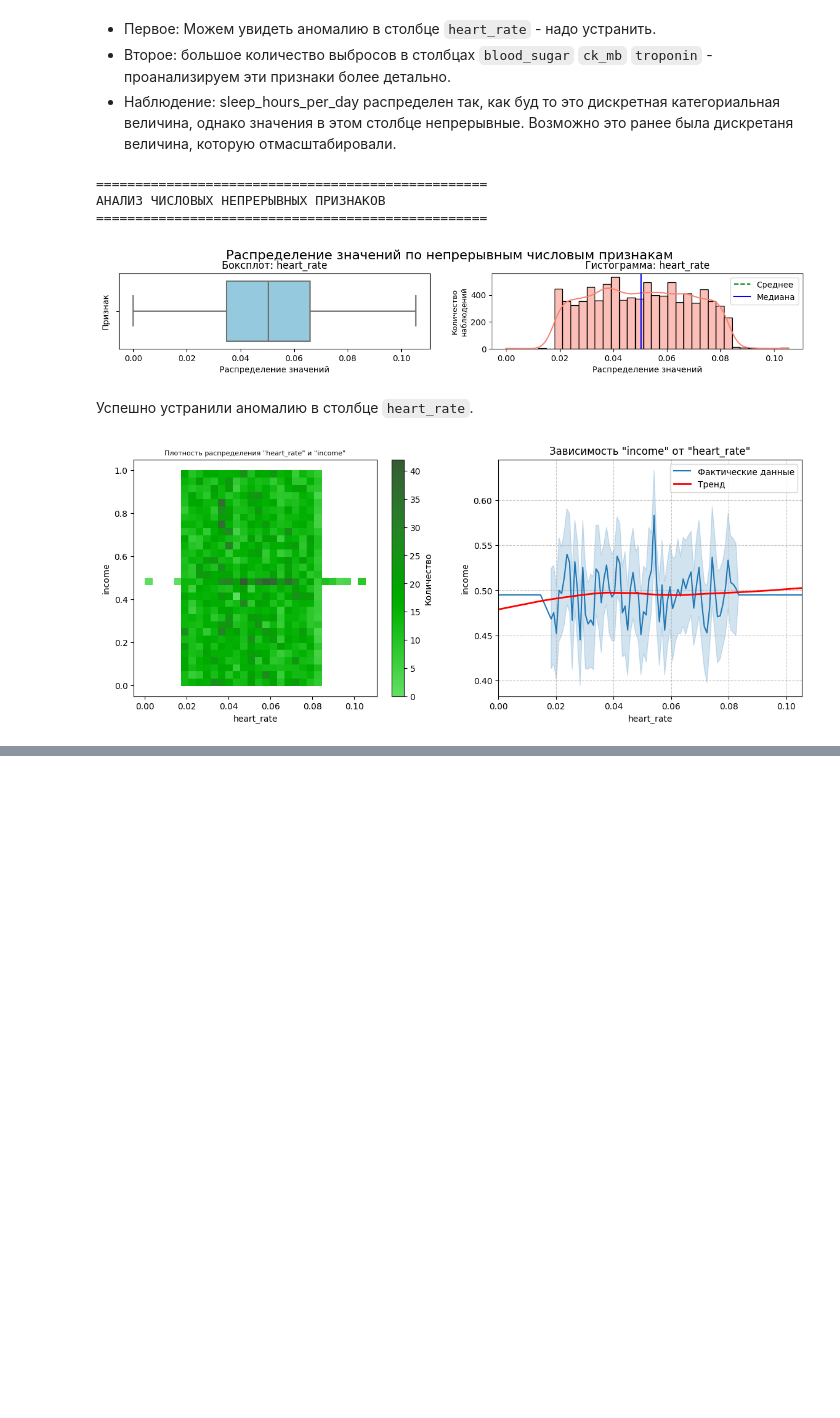
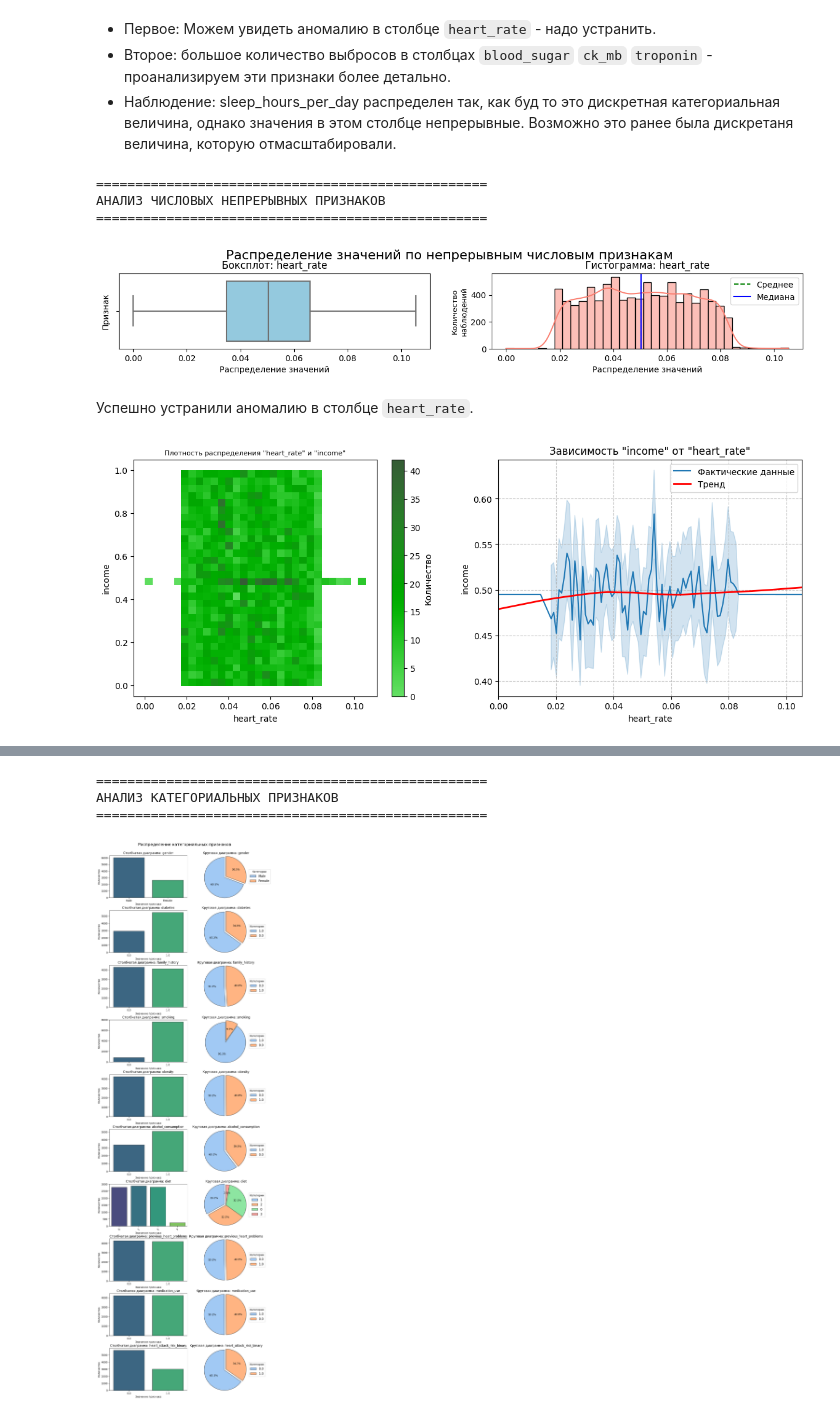
Before and after one commit to madLary/practicum-workshop-cvd-model, a Jupyter notebook: workshop-cdv-research.ipynb, the cells around one changed output, grey strips where cells are left out. Drawn from its saved outputs; the diff is of its cells as text; code cells hidden in the pictures; blank space fills up the shorter version.

```diff
--- a/workshop-cdv-research.ipynb
+++ b/workshop-cdv-research.ipynb
@@ -285,7 +285,8 @@ def analyze_discrete_features(data: pd.DataFrame,
 def analyze_categorial_data(data: pd.DataFrame,
                             top: float = 0.92,
                             rot: int = 45,
-                            fig_size=(15, 25)):
+                            fig_size=(15, 25),
+                            additional_features: list[str] = []):
     """
     Функция для отрисовки графиков для категориальных признаков.
     Рисует столбчатую диаграму и круговую.
@@ -295,9 +296,11 @@ def analyze_categorial_data(data: pd.DataFrame,
         top (float): расстояние до заголовка. Defaults to 0.92.
         rot (int): вращение подписей на х оси, когда более трех категорий.
         fig_size (tuple): размер графика. По умолчанию (15, 25).
+        additional_features (list[str]): список дополнительных признаков для анализа.
     """
     print_header("АНАЛИЗ КАТЕГОРИАЛЬНЫХ ПРИЗНАКОВ")
     cat_cols = data.select_dtypes(include=['object']).columns.tolist()
+    cat_cols.extend(additional_features)
 
     if not cat_cols:
         return
@@ -875,4 +878,37 @@ memory usage: 196.2+ KB
 - Сделать выводы о том, как подготовить данные для моделей.
 # %% [markdown]
 #### Датафрейм `train`.
+# %%
+# список непрерывных числовых признаков
+CONTINUOUS_FEATURES = ['age',
+                        'cholesterol',
+                        'heart_rate',
+                        'exercise_hours_per_week',
+                        'sedentary_hours_per_day',
+                        'income',
+                        'bmi',
+                        'triglycerides',
+                        'sleep_hours_per_day',
+                        'blood_sugar',
+                        'ck_mb',
+                        'troponin',
+                        'systolic_blood_pressure',
+                        'diastolic_blood_pressure']
+
+# список дискретных числовых признаков
+DISCRETE_FEATURES = ['stress_level',
+                    'physical_activity_days_per_week'
+                    ]
+
+# список категориальных признаков
+CATEGORICAL_FEATURES = ['diabetes',
+                    'family_history',
+                    'smoking',
+                    'obesity',
+                    'alcohol_consumption',
+                    'diet',
+                    'previous_heart_problems',
+                    'medication_use',
+                    'heart_attack_risk_binary'
+                    ]
 # %%
@@ -937,4 +948,8 @@ KeyError: 'fa'
 # %%
-analyze_categorial_data(train, categorial_features=['gender'
-
-                                                    ])
+analyze_categorial_data(train, fig_size=(11, 35), top=0.95,
+                        additional_features=CATEGORICAL_FEATURES)
+# %% [output]
+==================================================
+АНАЛИЗ КАТЕГОРИАЛЬНЫХ ПРИЗНАКОВ
+==================================================
+[figure, added]
```
Also changed, not shown: parts of 2 cells of this notebook.
